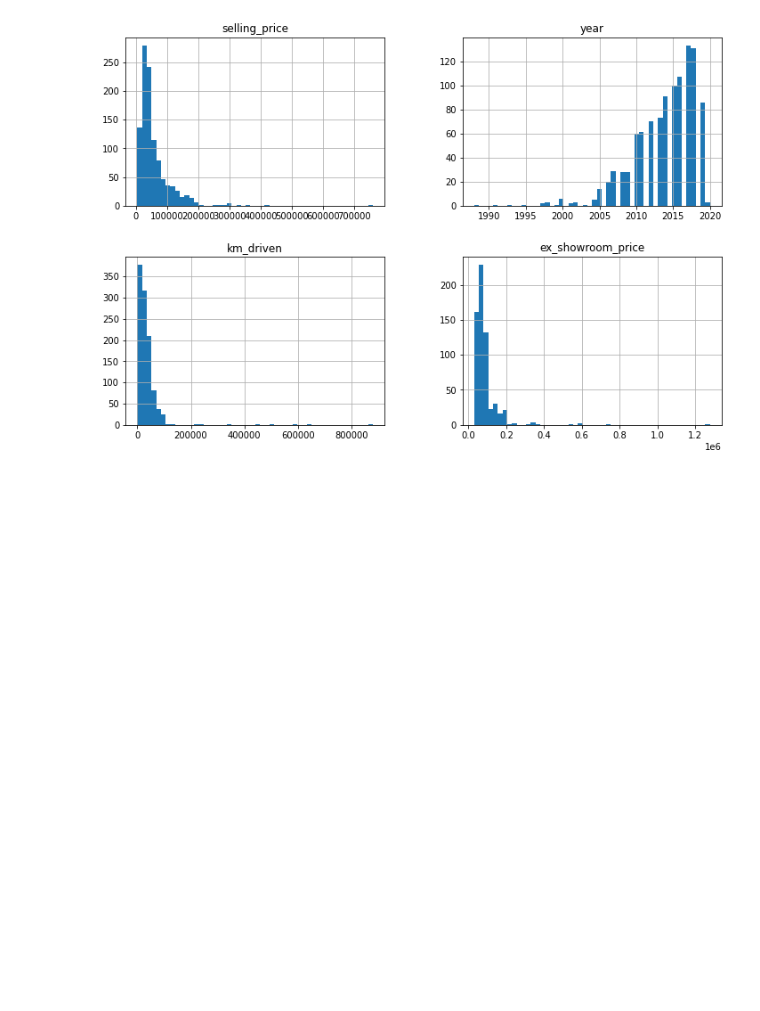
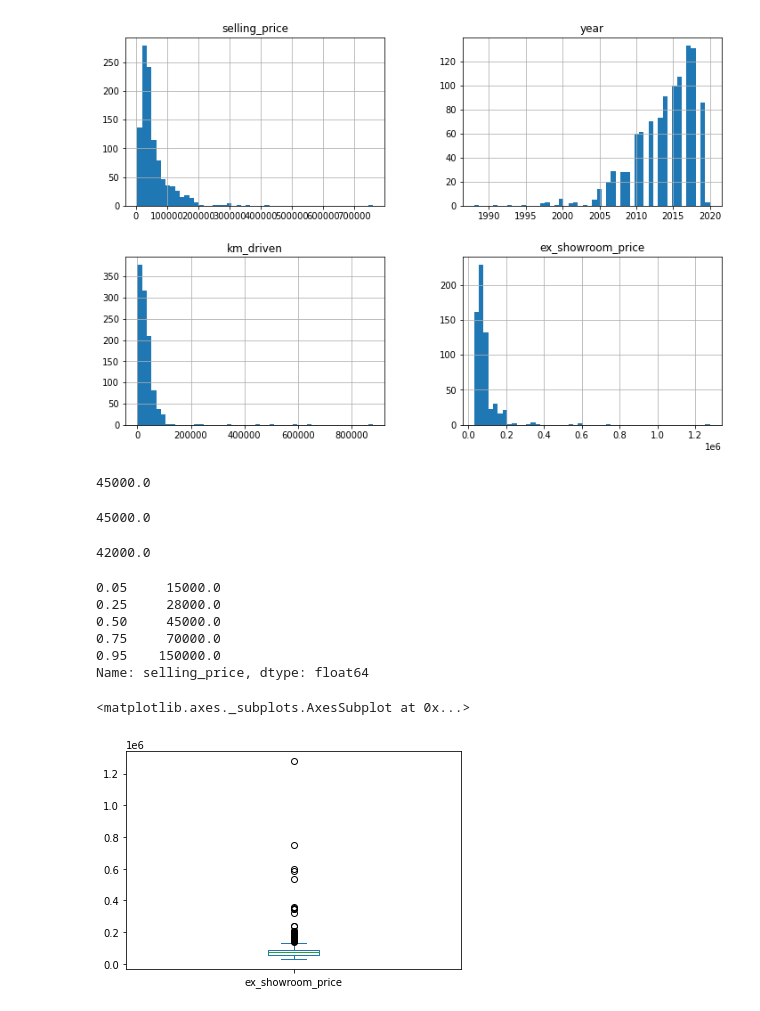
Before and after one commit to monisakhtar/CarPrice, a Jupyter notebook: Motorcycle.ipynb, the cells around one changed output. Saved outputs shown, nothing was run; the diff lists cells and outputs as text; code cells hidden in the pictures; blank space fills up the shorter version.

```diff
--- a/Motorcycle.ipynb
+++ b/Motorcycle.ipynb
@@ -98,3 +98,29 @@ data.hist(bins=50, figsize=(12, 8))
 plt.show()
 # %% [output]
 [figure]
+# %%
+data['selling_price'].quantile(0.5)
+# %% [output]
+45000.0
+# %%
+data['selling_price'].median()
+# %% [output]
+45000.0
+# %%
+data['selling_price'].quantile(0.75) - data['selling_price'].quantile(0.25)
+# %% [output]
+42000.0
+# %%
+data['selling_price'].quantile([0.05, 0.25, 0.5, 0.75, 0.95])
+# %% [output]
+0.05     15000.0
+0.25     28000.0
+0.50     45000.0
+0.75     70000.0
+0.95    150000.0
+Name: selling_price, dtype: float64
+# %%
+data['ex_showroom_price'].plot.box()
+# %% [output]
+<matplotlib.axes._subplots.AxesSubplot at 0x...>
+[figure, added]
```
Also changed, not shown: parts of 1 cell of this notebook.
